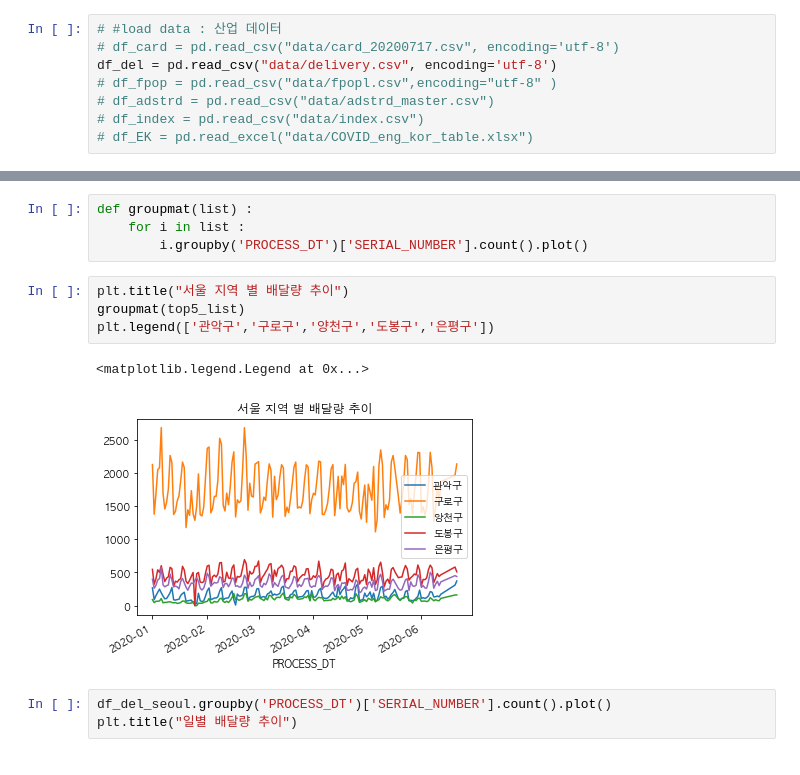
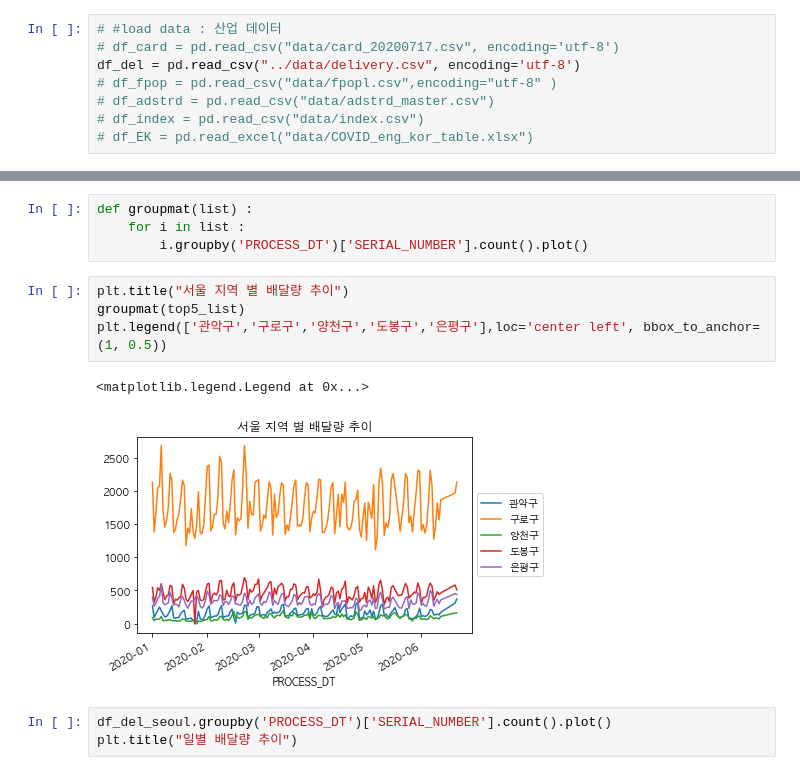
Before and after one commit to kkyuhun94/COVID-19_visualization, a Jupyter notebook: code/visualization.ipynb, the cells around one changed output, grey strips where cells are left out. Drawn from its saved outputs; the diff is of its cells as text.

```diff
--- a/code/visualization.ipynb
+++ b/code/visualization.ipynb
@@ -114,7 +120,7 @@ plt.rcParams['axes.unicode_minus'] = False
 # %%
 # #load data : 산업 데이터
 # df_card = pd.read_csv("data/card_20200717.csv", encoding='utf-8')
-df_del = pd.read_csv("data/delivery.csv", encoding='utf-8')
+df_del = pd.read_csv("../data/delivery.csv", encoding='utf-8')
 # df_fpop = pd.read_csv("data/fpopl.csv",encoding="utf-8" )
 # df_adstrd = pd.read_csv("data/adstrd_master.csv")
 # df_index = pd.read_csv("data/index.csv")
@@ -329,10 +323,10 @@ def groupmat(list) :
 # %%
 plt.title("서울 지역 별 배달량 추이")
 groupmat(top5_list)
-plt.legend(['관악구','구로구','양천구','도봉구','은평구'])
+plt.legend(['관악구','구로구','양천구','도봉구','은평구'],loc='center left', bbox_to_anchor=(1, 0.5))
 # %% [output]
 <matplotlib.legend.Legend at 0x...>
-[figure, old version]
+[figure, new version]
 # %%
 df_del_seoul.groupby('PROCESS_DT')['SERIAL_NUMBER'].count().plot()
 plt.title("일별 배달량 추이")
```
Also changed, not shown: parts of 44 cells of this notebook.
